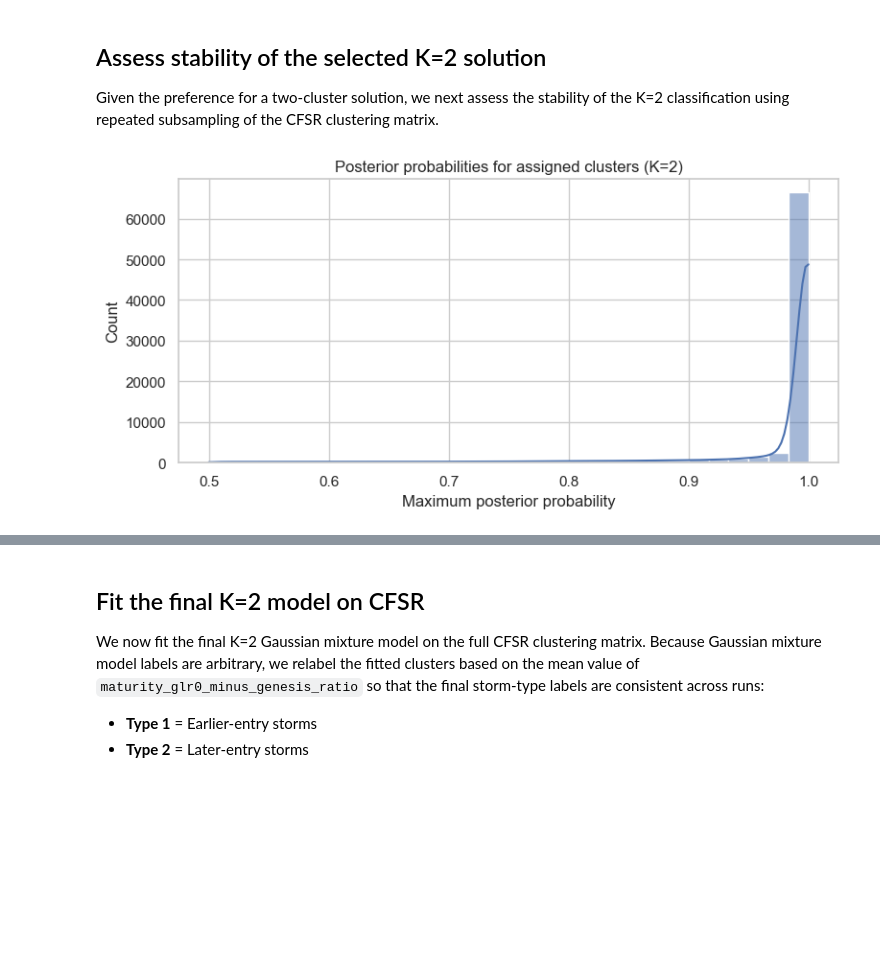
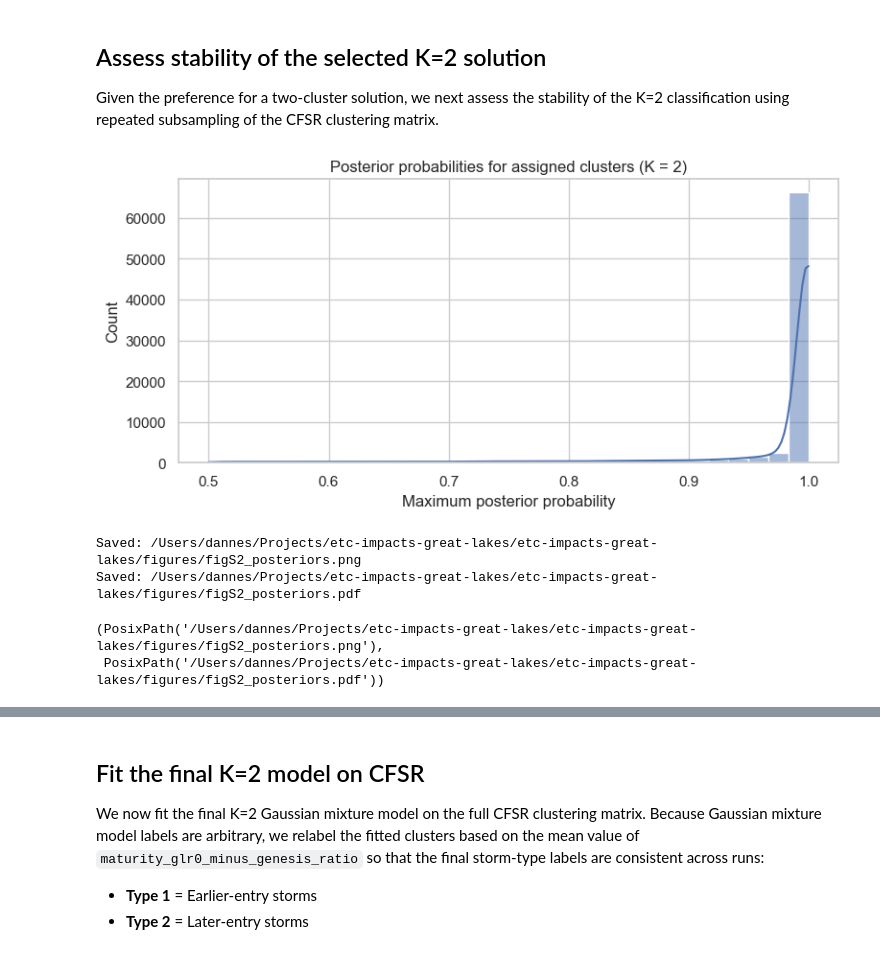
Before and after one commit to DaniJonesOcean/etc-impacts-great-lakes, a Jupyter notebook: notebooks/02_build_gmm_model.ipynb, the cells around one changed output, grey strips where cells are left out. Saved outputs shown, nothing was run; the diff lists cells and outputs as text; code cells hidden in the pictures; blank space fills up the shorter version.

```diff
--- a/notebooks/02_build_gmm_model.ipynb
+++ b/notebooks/02_build_gmm_model.ipynb
@@ -28,7 +28,10 @@ from sklearn.preprocessing import StandardScaler
 REPO_ROOT = Path.cwd().resolve().parent
 DATA_DIR = REPO_ROOT / "data"
 PROCESSED_DIR = REPO_ROOT / "processed"
+FIG_DIR = REPO_ROOT / "figures"
+
 PROCESSED_DIR.mkdir(exist_ok=True)
+FIG_DIR.mkdir(exist_ok=True)
 
 # Make repo importable
 if str(REPO_ROOT) not in sys.path:
@@ -41,9 +44,19 @@ from src.pipeline import add_season, clean_teleconnections
 
 sns.set_theme(style="whitegrid")
 
+def save_figure_both(fig, filename_base: str):
+    png_path = FIG_DIR / f"{filename_base}.png"
+    pdf_path = FIG_DIR / f"{filename_base}.pdf"
+    fig.savefig(png_path, dpi=300, bbox_inches="tight")
+    fig.savefig(pdf_path, bbox_inches="tight")
+    print("Saved:", png_path)
+    print("Saved:", pdf_path)
+    return png_path, pdf_path
+
 print("Repo root:", REPO_ROOT)
 print("Data dir:", DATA_DIR)
 print("Processed dir:", PROCESSED_DIR)
+print("Figure dir:", FIG_DIR)
 # %% [output]
 Repo root: /Users/dannes/Projects/etc-impacts-great-lakes/etc-impacts-great-lakes
 Data dir: /Users/dannes/Projects/etc-impacts-great-lakes/etc-impacts-great-lakes/data
@@ -294,17 +313,26 @@ for _ in range(n_subsamples):
     posterior_probs_k2.append(probs_k2.max(axis=1))
     subsample_indices_k2.append(sample_idx)
 # %%
-plt.figure(figsize=(8, 4))
+fig, ax = plt.subplots(figsize=(8, 4))
+
 all_probs_k2 = np.concatenate(posterior_probs_k2)
 
-sns.histplot(all_probs_k2, bins=30, kde=True)
-plt.title("Posterior probabilities for assigned clusters (K=2)")
-plt.xlabel("Maximum posterior probability")
-plt.ylabel("Count")
+sns.histplot(all_probs_k2, bins=30, kde=True, ax=ax)
+
+ax.set_title("Posterior probabilities for assigned clusters (K = 2)")
+ax.set_xlabel("Maximum posterior probability")
+ax.set_ylabel("Count")
+
 plt.tight_layout()
 plt.show()
+
+save_figure_both(fig, "figS2_posteriors")
 # %% [output]
-[figure, old version]
+[figure, new version]
+Saved: /Users/dannes/Projects/etc-impacts-great-lakes/etc-impacts-great-lakes/figures/figS2_posteriors.png
+Saved: /Users/dannes/Projects/etc-impacts-great-lakes/etc-impacts-great-lakes/figures/figS2_posteriors.pdf
+(PosixPath('/Users/dannes/Projects/etc-impacts-great-lakes/etc-impacts-great-lakes/figures/figS2_posteriors.png'),
+ PosixPath('/Users/dannes/Projects/etc-impacts-great-lakes/etc-impacts-great-lakes/figures/figS2_posteriors.pdf'))
 # %%
 mapped_ari_scores_k2 = []
 n_runs = len(label_matrix_k2)
```
Also changed, not shown: parts of 6 cells of this notebook, 46 other files.
